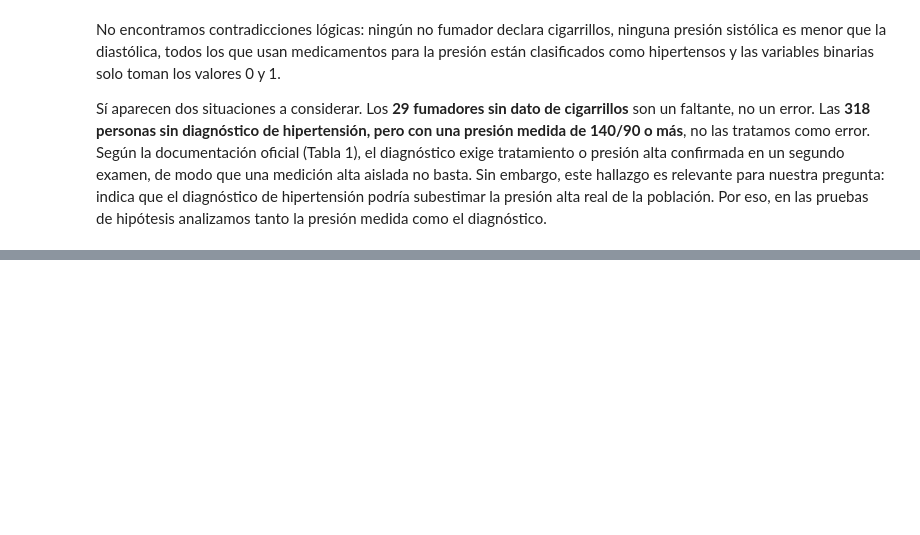
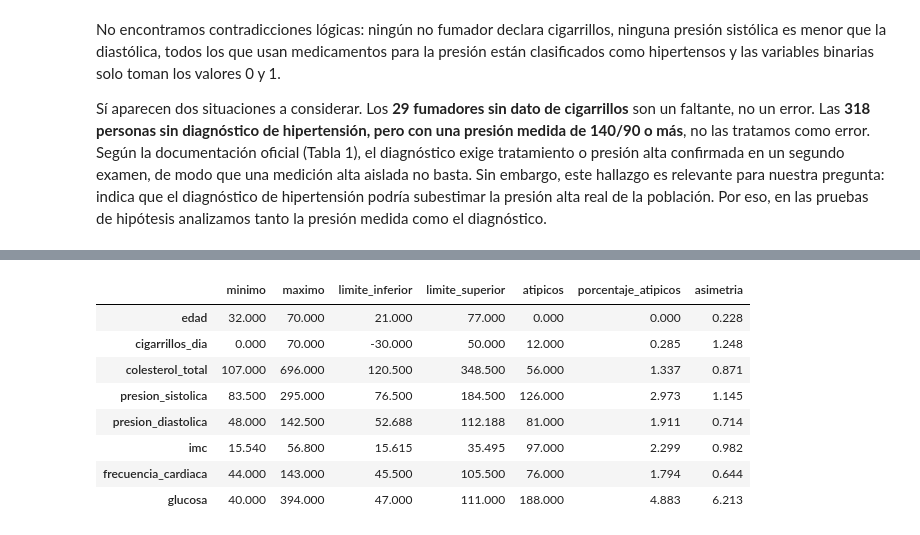
Before and after one commit to christopherulloarojas/grupo1-framingham-mcdi501, a Jupyter notebook: Sumativa1_Framingham_Codigo.ipynb, the cells around one changed output, grey strips where cells are left out. Cells and saved outputs as stored; diff of their text form; code cells hidden in the pictures; blank space fills up the shorter version.

```diff
--- a/Sumativa1_Framingham_Codigo.ipynb
+++ b/Sumativa1_Framingham_Codigo.ipynb
@@ -381,0 +389,29 @@ Por eso, en las pruebas de hipótesis analizamos tanto la presión medida como e
+# %%
+def resumen_atipicos(serie: pd.Series) -> pd.Series:
+    """Calcula límites de Tukey, cantidad de atípicos y asimetría de una variable numérica."""
+    serie = serie.dropna()
+    q1, q3 = serie.quantile([0.25, 0.75])
+    rango_intercuartil = q3 - q1
+    limite_inferior = q1 - 1.5 * rango_intercuartil
+    limite_superior = q3 + 1.5 * rango_intercuartil
+    atipicos = ((serie < limite_inferior) | (serie > limite_superior)).sum()
+    return pd.Series({
+        "minimo": serie.min(), "maximo": serie.max(),
+        "limite_inferior": limite_inferior, "limite_superior": limite_superior,
+        "atipicos": atipicos, "porcentaje_atipicos": atipicos / serie.size * 100,
+        "asimetria": serie.skew(),
+    })
+
+tabla_atipicos = datos[VARIABLES_NUMERICAS].apply(resumen_atipicos).T
+guardar_tabla(tabla_atipicos, "anexo_atipicos")
+tabla_atipicos
+# %% [output]
+|  | minimo | maximo | limite_inferior | limite_superior | atipicos | porcentaje_atipicos | asimetria |
+| edad | 32.000 | 70.000 | 21.000 | 77.000 | 0.000 | 0.000 | 0.228 |
+| cigarrillos_dia | 0.000 | 70.000 | -30.000 | 50.000 | 12.000 | 0.285 | 1.248 |
+| colesterol_total | 107.000 | 696.000 | 120.500 | 348.500 | 56.000 | 1.337 | 0.871 |
+| presion_sistolica | 83.500 | 295.000 | 76.500 | 184.500 | 126.000 | 2.973 | 1.145 |
+| presion_diastolica | 48.000 | 142.500 | 52.688 | 112.188 | 81.000 | 1.911 | 0.714 |
+| imc | 15.540 | 56.800 | 15.615 | 35.495 | 97.000 | 2.299 | 0.982 |
+| frecuencia_cardiaca | 44.000 | 143.000 | 45.500 | 105.500 | 76.000 | 1.794 | 0.644 |
+| glucosa | 40.000 | 394.000 | 47.000 | 111.000 | 188.000 | 4.883 | 6.213 |
```
Also changed, not shown: parts of 9 cells of this notebook.
